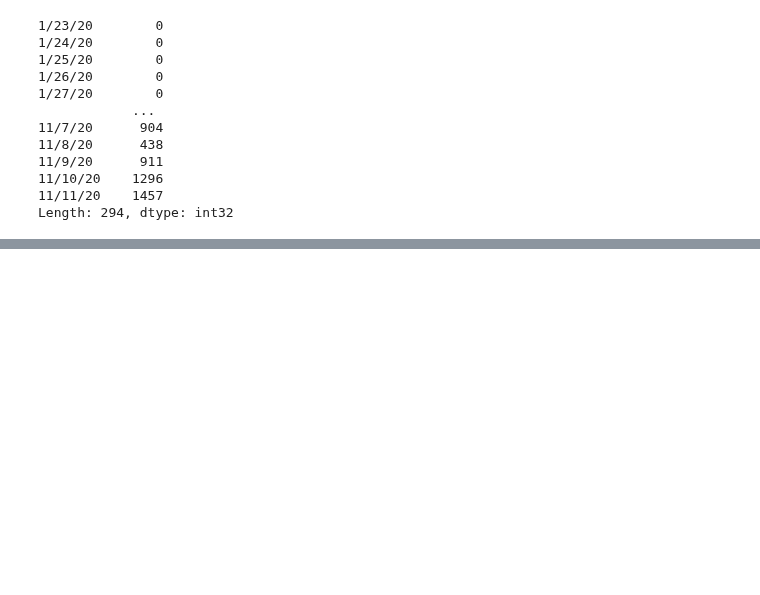
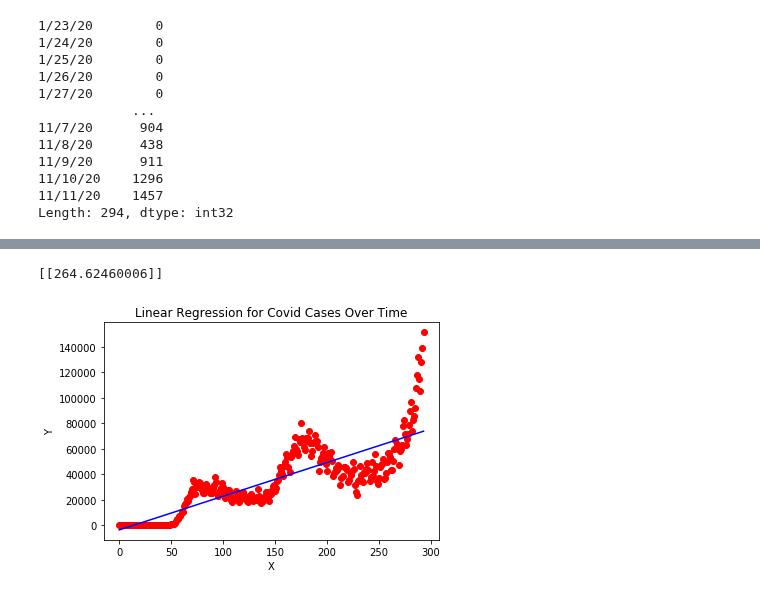
Before and after one commit to UNCG-CSE/COVID-Team-1, a Jupyter notebook: src/Stage_3.ipynb, the cells around one changed output, grey strips where cells are left out. Saved outputs shown, nothing was run; the diff lists cells and outputs as text; code cells hidden in the pictures; blank space fills up the shorter version.

```diff
--- a/src/Stage_3.ipynb
+++ b/src/Stage_3.ipynb
@@ -73,0 +105,5 @@ Length: 294, dtype: int32
+# %%
+arr = np.asarray(days_since_first)
+reshaped_days_since_first = arr.reshape(-1,1)
+X = reshaped_days_since_first
+print(X)
@@ -73,0 +128,3 @@ Length: 294, dtype: int32
+# %%
+Y = new_cases.values.reshape(-1, 1)
+print(Y)
@@ -73,0 +149,3 @@ Length: 294, dtype: int32
+# %%
+regressor = LinearRegression()
+regressor.fit(X,Y)
@@ -73,0 +154,3 @@ Length: 294, dtype: int32
+# %%
+y_pred = regressor.predict(X)
+print(y_pred)
@@ -73,0 +175,13 @@ Length: 294, dtype: int32
+# %%
+print(regressor.coef_)
+# %% [output]
+[[264.62460006]]
+# %%
+plt.scatter(X,Y,color = 'red')
+plt.plot(X,y_pred,color = 'blue')
+plt.title('Linear Regression for Covid Cases Over Time')
+plt.xlabel('X')
+plt.ylabel('Y')
+plt.show()
+# %% [output]
+[figure, added]
```
Also changed, not shown: parts of 8 cells of this notebook.
